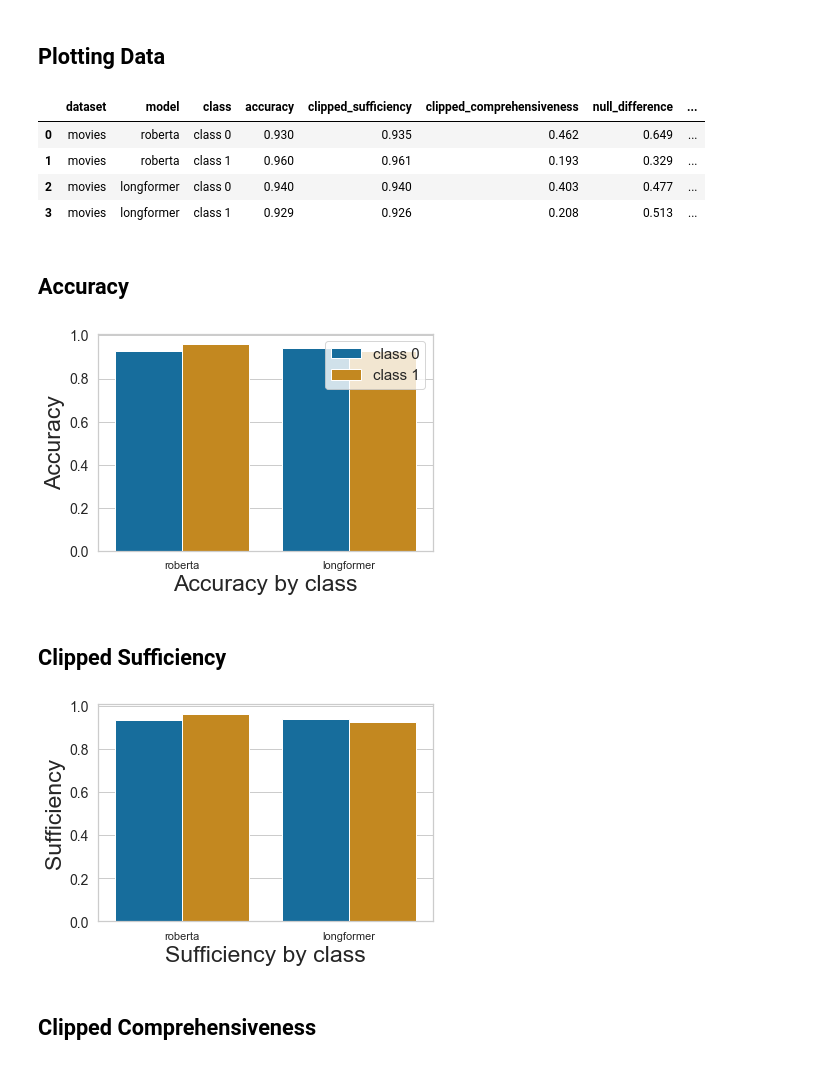
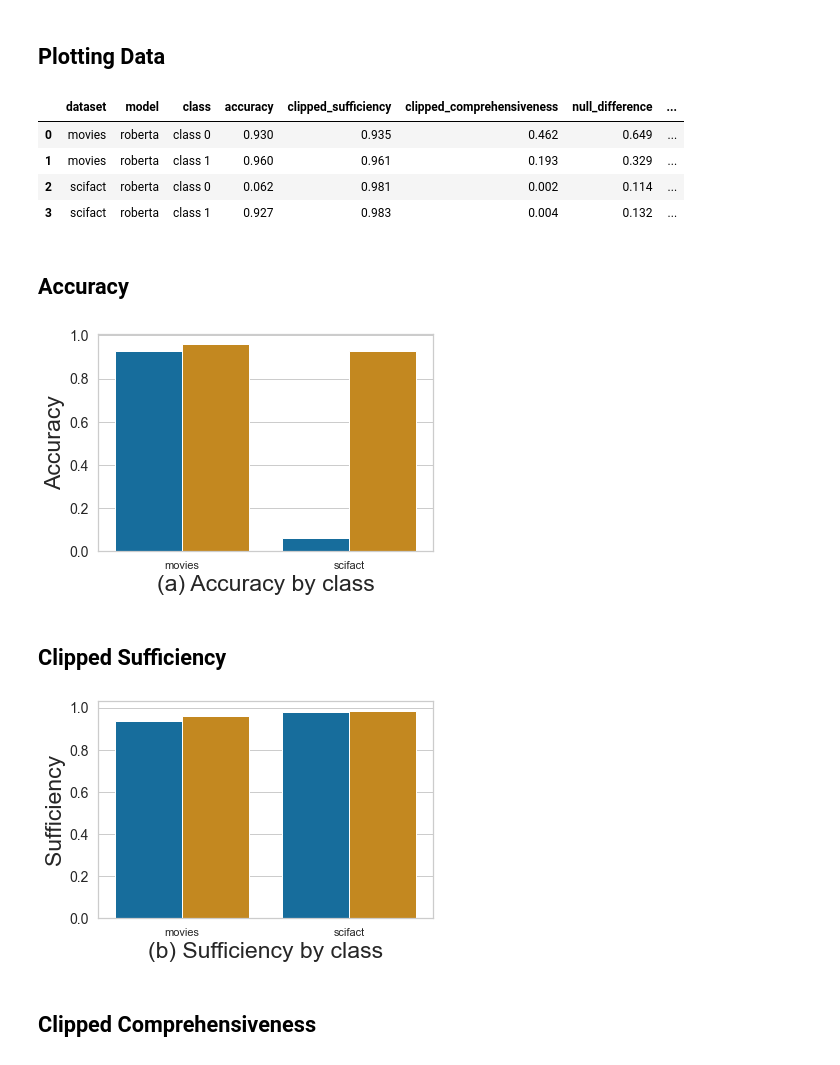
Before and after one commit to shaggyday/evaluating-human-rationales, a Jupyter notebook: plotting/dataset_and_fidelity_analysis_plots.ipynb, the cells around one changed output. Drawn from its saved outputs; the diff is of its cells as text; code cells hidden in the pictures.

```diff
--- a/plotting/dataset_and_fidelity_analysis_plots.ipynb
+++ b/plotting/dataset_and_fidelity_analysis_plots.ipynb
@@ -120,0 +123,3 @@ fidelity_calculator = Fidelity()
+# %%
+full_dataset_stat_df = pd.read_csv('../all_stats.csv')
+full_dataset_stat_df
@@ -120,0 +133,13 @@ fidelity_calculator = Fidelity()
+# %%
+plot_data = {"dataset": [], "class": [], "rationale_percentage": []}
+datasets = ["movies","SciFact"]
+for dataset in datasets:
+    tmp_df = full_dataset_stat_df[full_dataset_stat_df["dataset"] == dataset]
+    classes = eval(tmp_df["classes"].tolist()[0])
+    rationale_percentage = eval(tmp_df["mean_rationale_percent_class"].tolist()[0])
+    for idx in range(len(classes)):
+        plot_data["dataset"].append(dataset)
+        plot_data["class"].append("class "+str(idx))
+        plot_data["rationale_percentage"].append(rationale_percentage[idx]*100)
+plot_data_df = pd.DataFrame(plot_data)
+plot_data_df
@@ -282,14 +323,13 @@ plt.show()
 # %%
 # datasets = ["wikiattack", "sst", "movies", "multirc", "fever", "esnli"]
 datasets = ["movies"]
-# datasets = ["scifact"]
+datasets = ["movies","scifact"]
 # datasets = ["boolq"]
 plot_data = {"dataset": [], "model":[], "class": [], "accuracy": [], "clipped_sufficiency": [],
             "clipped_comprehensiveness": [], "null_difference": [],
             "normalized_sufficiency": [], "normalized_comprehensiveness": []}
-model_name = "roberta"
-model_names = ["roberta","longformer"]
-# model_name = "lstm"
+model_names = ["roberta"]
+# model_names = ["roberta","longformer"]
 for model_name in model_names:
     output_dir = f"../{OUTPUT_DIR}/{model_name}"
     for dataset in datasets:
@@ -341,33 +381,33 @@ plot_data_df
 |  | dataset | model | class | accuracy | clipped_sufficiency | clipped_comprehensiveness | null_difference | ... |
 | 0 | movies | roberta | class 0 | 0.930 | 0.935 | 0.462 | 0.649 | ... |
 | 1 | movies | roberta | class 1 | 0.960 | 0.961 | 0.193 | 0.329 | ... |
-| 2 | movies | longformer | class 0 | 0.940 | 0.940 | 0.403 | 0.477 | ... |
-| 3 | movies | longformer | class 1 | 0.929 | 0.926 | 0.208 | 0.513 | ... |
+| 2 | scifact | roberta | class 0 | 0.062 | 0.981 | 0.002 | 0.114 | ... |
+| 3 | scifact | roberta | class 1 | 0.927 | 0.983 | 0.004 | 0.132 | ... |
 # %% [markdown]
 ## Accuracy
 # %%
-bar = sns.barplot(x="model", y="accuracy", hue="class", data=plot_data_df, palette='colorblind')
-# plt.legend([],[], frameon=False)
-plt.legend(fontsize=15)
+bar = sns.barplot(x="dataset", y="accuracy", hue="class", data=plot_data_df, palette='colorblind')
+plt.legend([],[], frameon=False)
+# plt.legend(fontsize=15)
 plt.ylabel(ylabel="Accuracy", fontsize=LABELSIZE)
-plt.xlabel(xlabel="Accuracy by class", fontsize=LABELSIZE)
+plt.xlabel(xlabel="(a) Accuracy by class", fontsize=LABELSIZE)
 plt.tick_params(axis="y", labelsize=TICKLABELSIZE)
-# plt.savefig("class_accuracy.png", bbox_inches = 'tight', dpi=300)
+plt.savefig("class_accuracy.png", bbox_inches = 'tight', dpi=300)
 plt.show()
 # %% [output]
-[figure, old version]
+[figure, new version]
 # %% [markdown]
 ## Clipped Sufficiency
 # %%
-bar = sns.barplot(x="model", y="clipped_sufficiency", hue="class", data=plot_data_df, palette='colorblind')
+bar = sns.barplot(x="dataset", y="clipped_sufficiency", hue="class", data=plot_data_df, palette='colorblind')
 plt.legend([],[], frameon=False)
 plt.ylabel(ylabel="Sufficiency", fontsize=LABELSIZE)
-plt.xlabel(xlabel="Sufficiency by class", fontsize=LABELSIZE)
+plt.xlabel(xlabel="(b) Sufficiency by class", fontsize=LABELSIZE)
 plt.tick_params(axis="y", labelsize=TICKLABELSIZE)
 plt.savefig("class_sufficiency.png", bbox_inches = 'tight', dpi=300)
 plt.show()
 # %% [output]
-[figure, old version]
+[figure, new version]
 # %% [markdown]
 ## Clipped Comprehensiveness
 # %%
```
Also changed, not shown: parts of 5 cells of this notebook, 6 other files.
